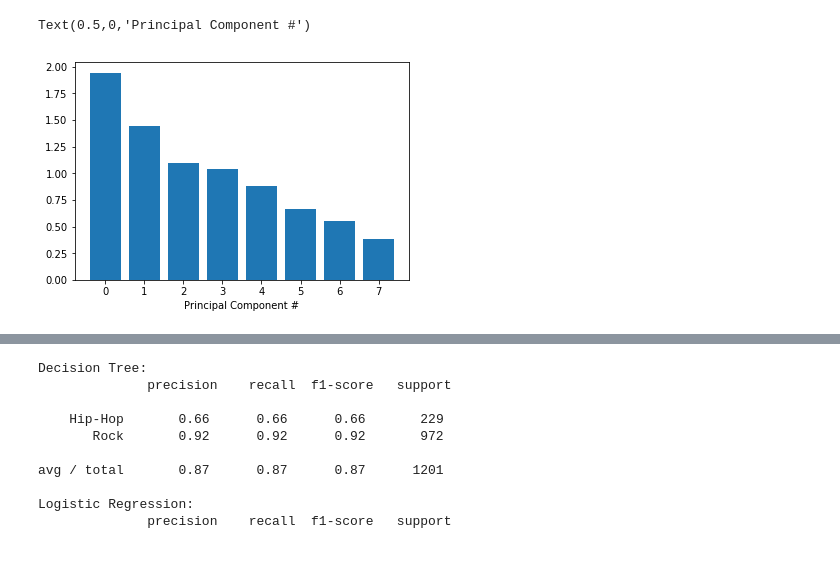
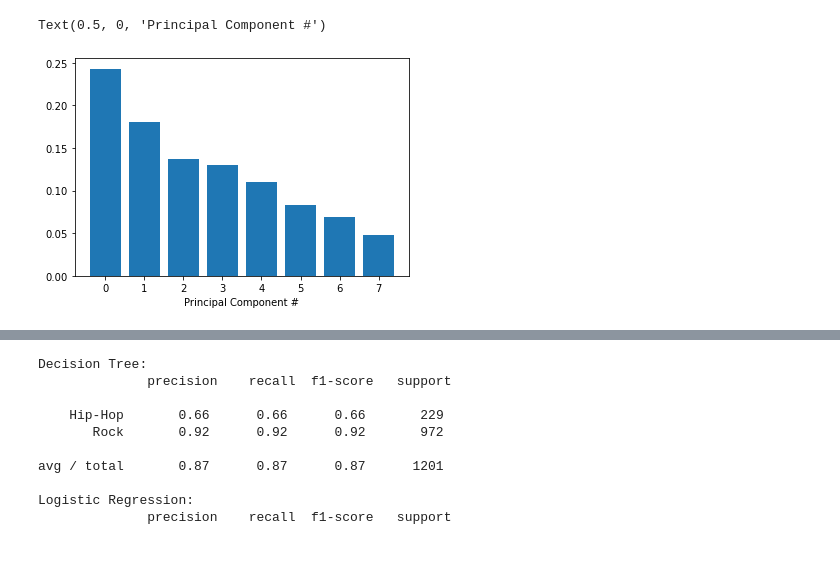
Before and after one commit to arthurmorais12/DataCamp-Projects, a Jupyter notebook: Classify Song Genres from Audio Data/notebook.ipynb, the cells around one changed output, grey strips where cells are left out. Saved outputs shown, nothing was run; the diff lists cells and outputs as text; code cells hidden in the pictures.

```diff
--- a/Classify Song Genres from Audio Data/notebook.ipynb
+++ b/Classify Song Genres from Audio Data/notebook.ipynb
@@ -84,19 +84,19 @@ scaled_train_features = scaler.fit_transform(features)
 # %%
-# This is just to make plots appear in the notebook
+# Isso é apenas para os gráficos aparecerem no notebook
 %matplotlib inline
 
 import matplotlib.pyplot as plt
 from sklearn.decomposition import PCA
 
-# Get our explained variance ratios from PCA using all features
+# Conseguindo a % da variância explicada utilizando todos os features no PCAs
 pca = PCA()
 pca.fit(scaled_train_features)
-exp_variance = pca.explained_variance_
+exp_variance = pca.explained_variance_ratio_
 
-# plot the explained variance using a barplot
+# Plotando a variância explicada em um gráfico de barras
 fig, ax = plt.subplots()
 ax.bar(range(pca.n_components_), exp_variance)
 ax.set_xlabel('Principal Component #')
 # %% [output]
-Text(0.5,0,'Principal Component #')
+Text(0.5, 0, 'Principal Component #')
-[figure, old version]
+[figure, new version]
```
Also changed, not shown: parts of 29 cells of this notebook.
